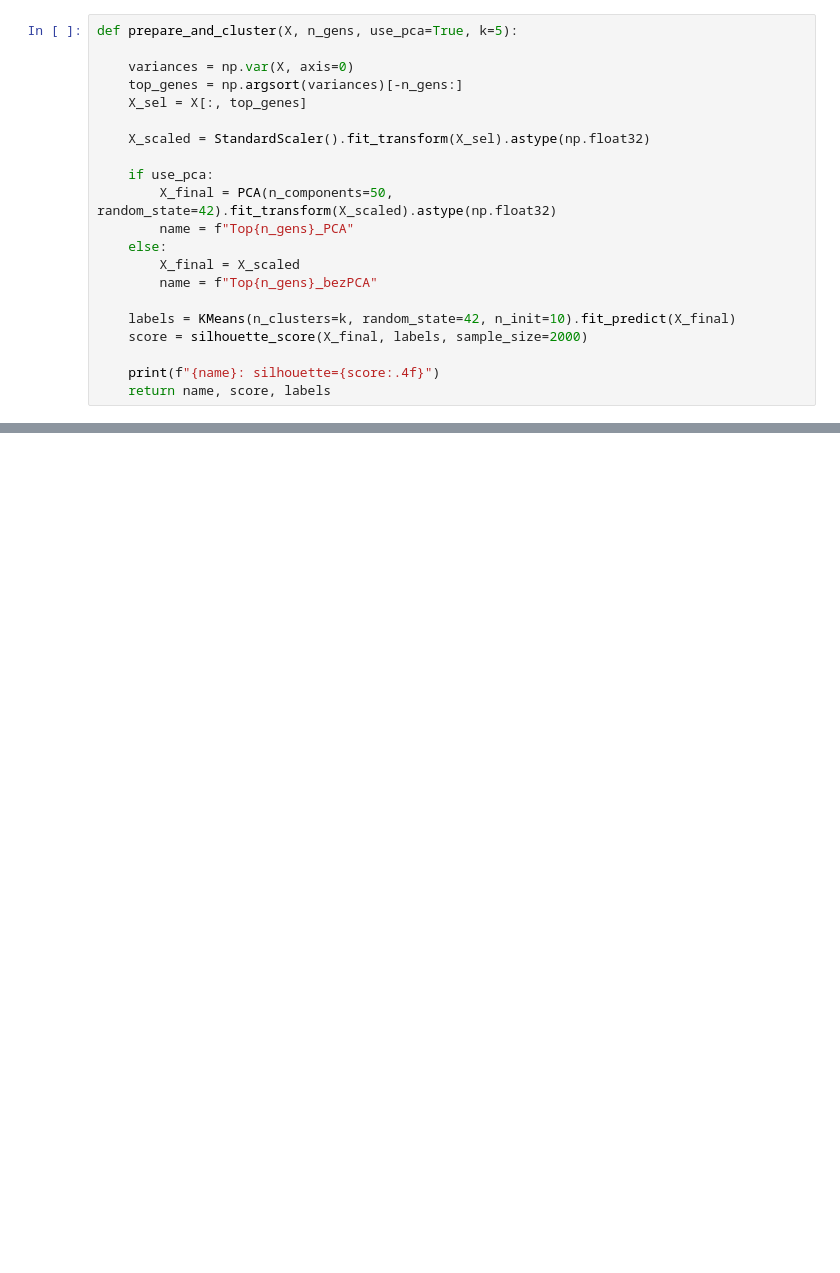
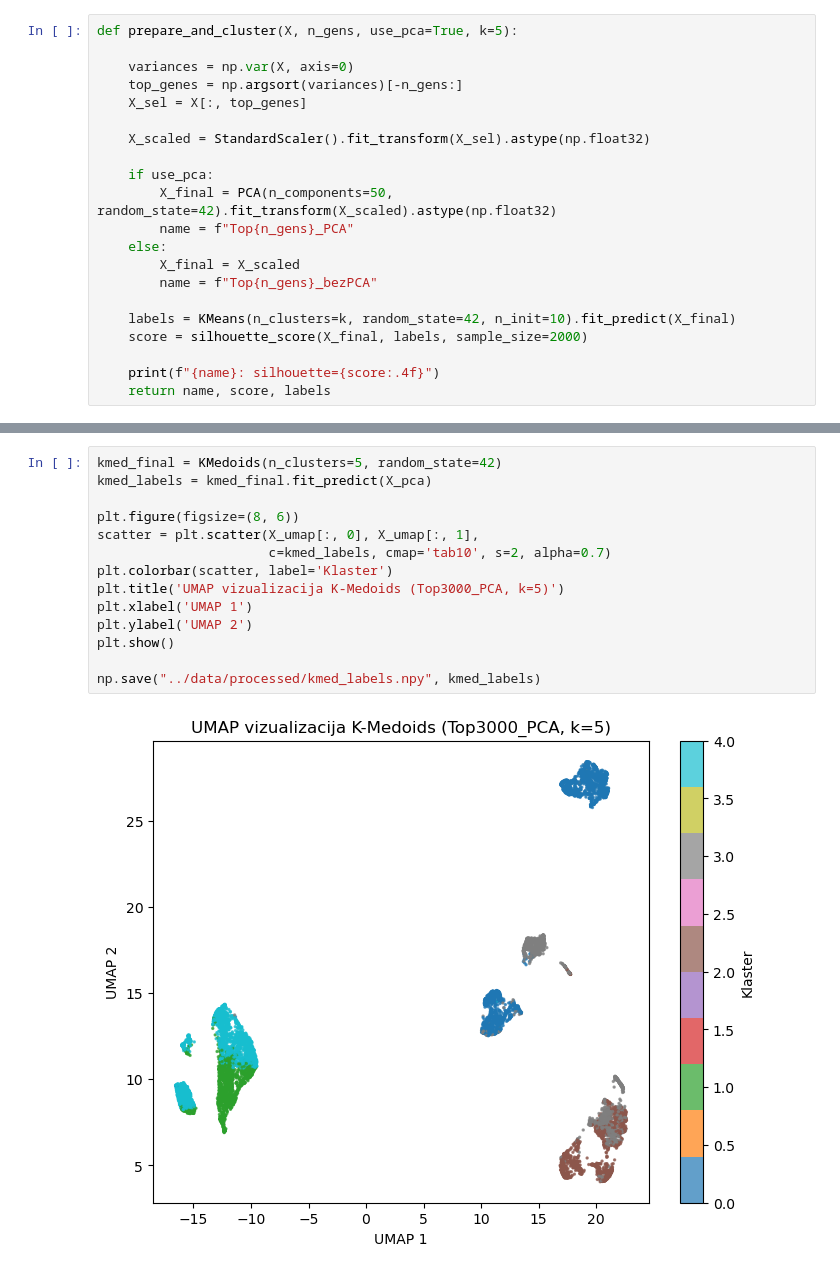
Before and after one commit to Vujasin03/gse115469, a Jupyter notebook: notebooks/analysis.ipynb, the cells around one changed output, grey strips where cells are left out. Drawn from its saved outputs; the diff is of its cells as text; blank space fills up the shorter version.

```diff
--- a/notebooks/analysis.ipynb
+++ b/notebooks/analysis.ipynb
@@ -300,0 +413,16 @@ np.save("../data/processed/bisect_labels.npy", bisect_labels)
+# %%
+kmed_final = KMedoids(n_clusters=5, random_state=42)
+kmed_labels = kmed_final.fit_predict(X_pca)
+
+plt.figure(figsize=(8, 6))
+scatter = plt.scatter(X_umap[:, 0], X_umap[:, 1],
+                      c=kmed_labels, cmap='tab10', s=2, alpha=0.7)
+plt.colorbar(scatter, label='Klaster')
+plt.title('UMAP vizualizacija K-Medoids (Top3000_PCA, k=5)')
+plt.xlabel('UMAP 1')
+plt.ylabel('UMAP 2')
+plt.show()
+
+np.save("../data/processed/kmed_labels.npy", kmed_labels)
+# %% [output]
+[figure, added]
```
Also changed, not shown: parts of 14 cells of this notebook.
